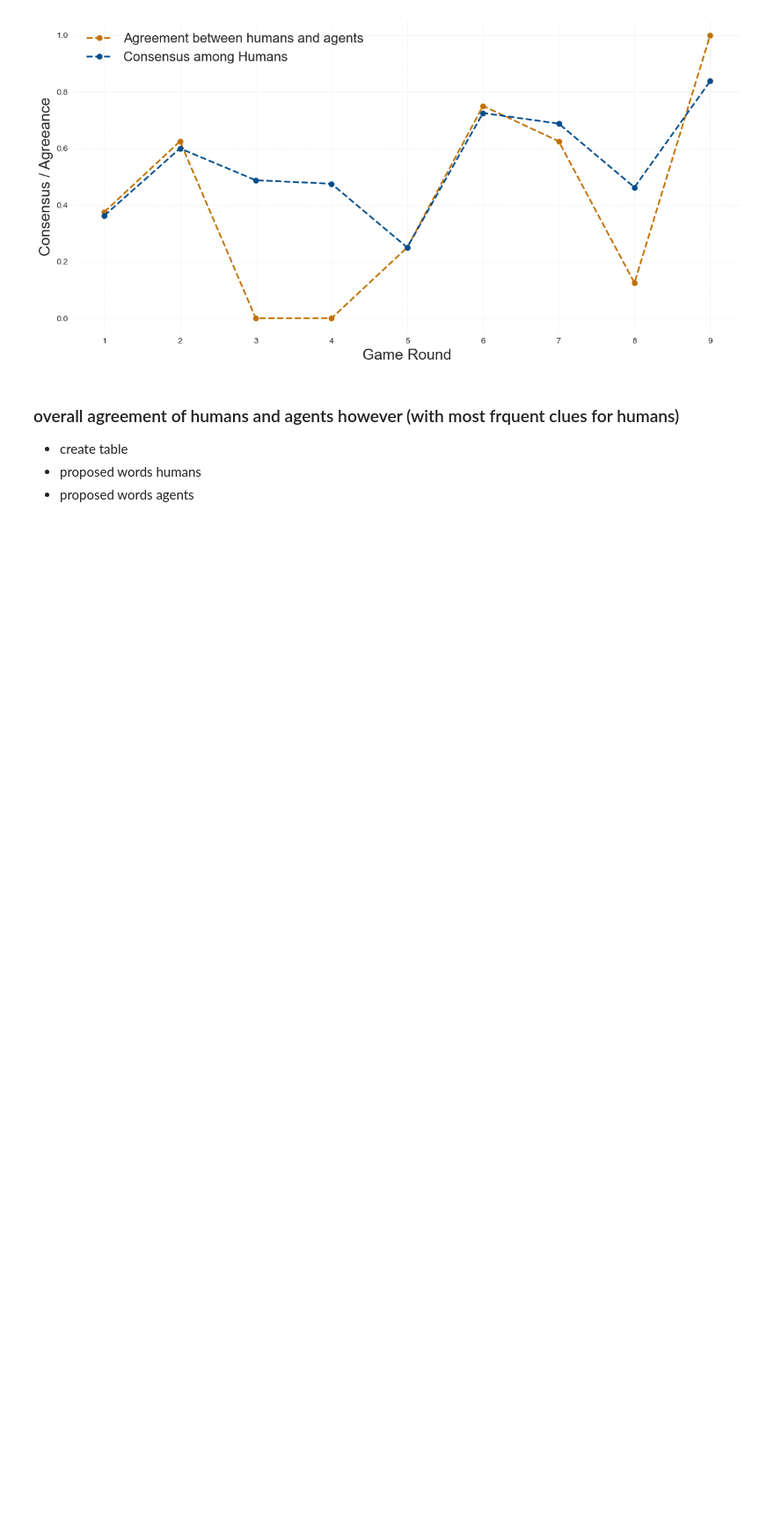
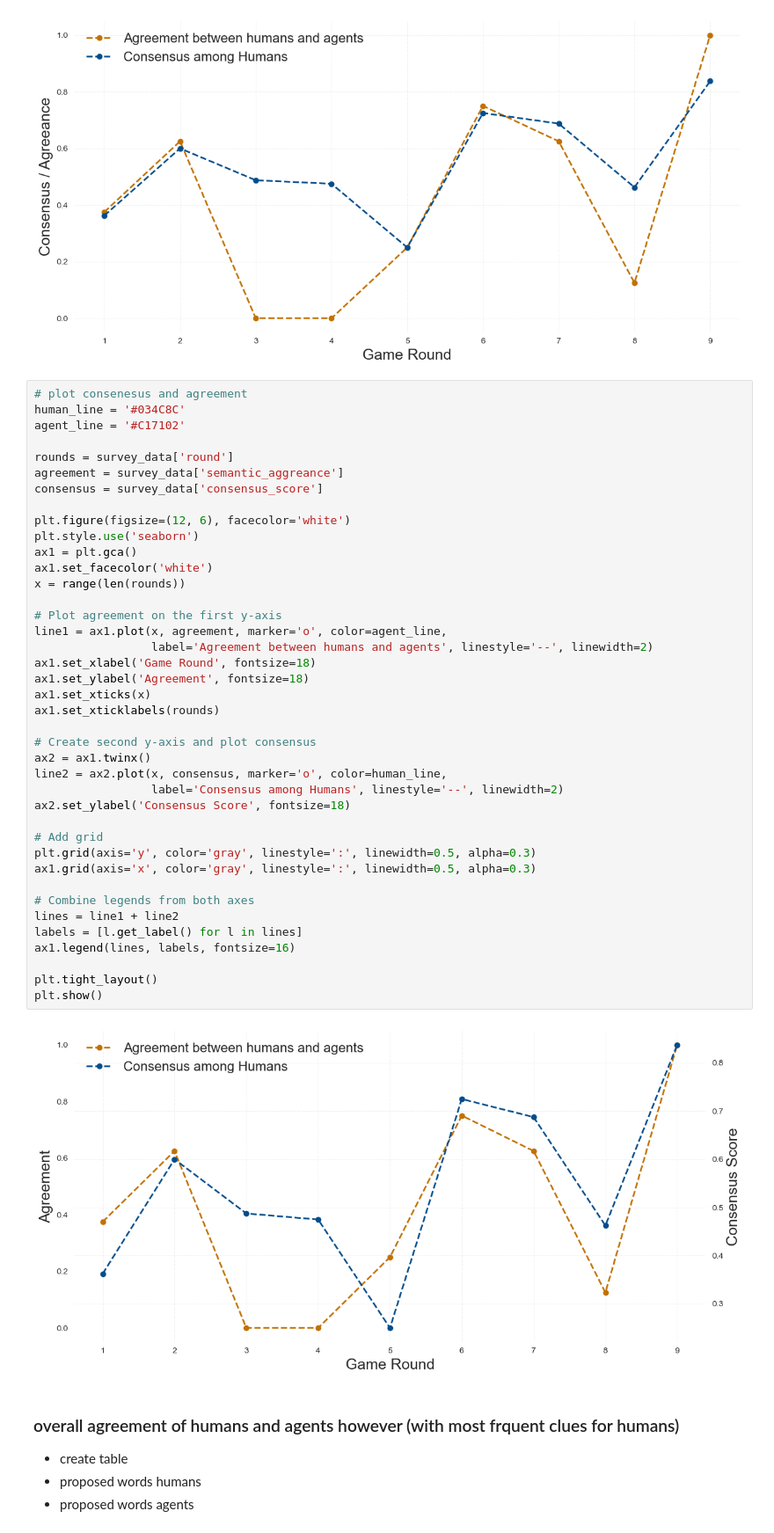
Before and after one commit to Anni0401/LLMs, a Jupyter notebook: LLMs/evaluation/evaluation_survey.ipynb, the cells around one changed output. Shown at 88% size. Cells and saved outputs as stored; diff of their text form; blank space fills up the shorter version.

```diff
--- a/LLMs/evaluation/evaluation_survey.ipynb
+++ b/LLMs/evaluation/evaluation_survey.ipynb
@@ -136,6 +136,48 @@ plt.tight_layout()
 plt.show()
 # %% [output]
 [figure]
+# %%
+# plot consenesus and agreement
+human_line = '#034C8C'
+agent_line = '#C17102'
+
+rounds = survey_data['round']
+agreement = survey_data['semantic_aggreance']
+consensus = survey_data['consensus_score']
+
+plt.figure(figsize=(12, 6), facecolor='white')
+plt.style.use('seaborn')
+ax1 = plt.gca()
+ax1.set_facecolor('white')
+x = range(len(rounds))
+
+# Plot agreement on the first y-axis
+line1 = ax1.plot(x, agreement, marker='o', color=agent_line,
+                 label='Agreement between humans and agents', linestyle='--', linewidth=2)
+ax1.set_xlabel('Game Round', fontsize=18)
+ax1.set_ylabel('Agreement', fontsize=18)
+ax1.set_xticks(x)
+ax1.set_xticklabels(rounds)
+
+# Create second y-axis and plot consensus
+ax2 = ax1.twinx()
+line2 = ax2.plot(x, consensus, marker='o', color=human_line,
+                 label='Consensus among Humans', linestyle='--', linewidth=2)
+ax2.set_ylabel('Consensus Score', fontsize=18)
+
+# Add grid
+plt.grid(axis='y', color='gray', linestyle=':', linewidth=0.5, alpha=0.3)
+ax1.grid(axis='x', color='gray', linestyle=':', linewidth=0.5, alpha=0.3)
+
+# Combine legends from both axes
+lines = line1 + line2
+labels = [l.get_label() for l in lines]
+ax1.legend(lines, labels, fontsize=16)
+
+plt.tight_layout()
+plt.show()
+# %% [output]
+[figure, added]
 # %% [markdown]
 ### overall agreement of humans and agents however (with most frquent clues for humans)
 - create table
```
Also changed, not shown: 1 other file.
